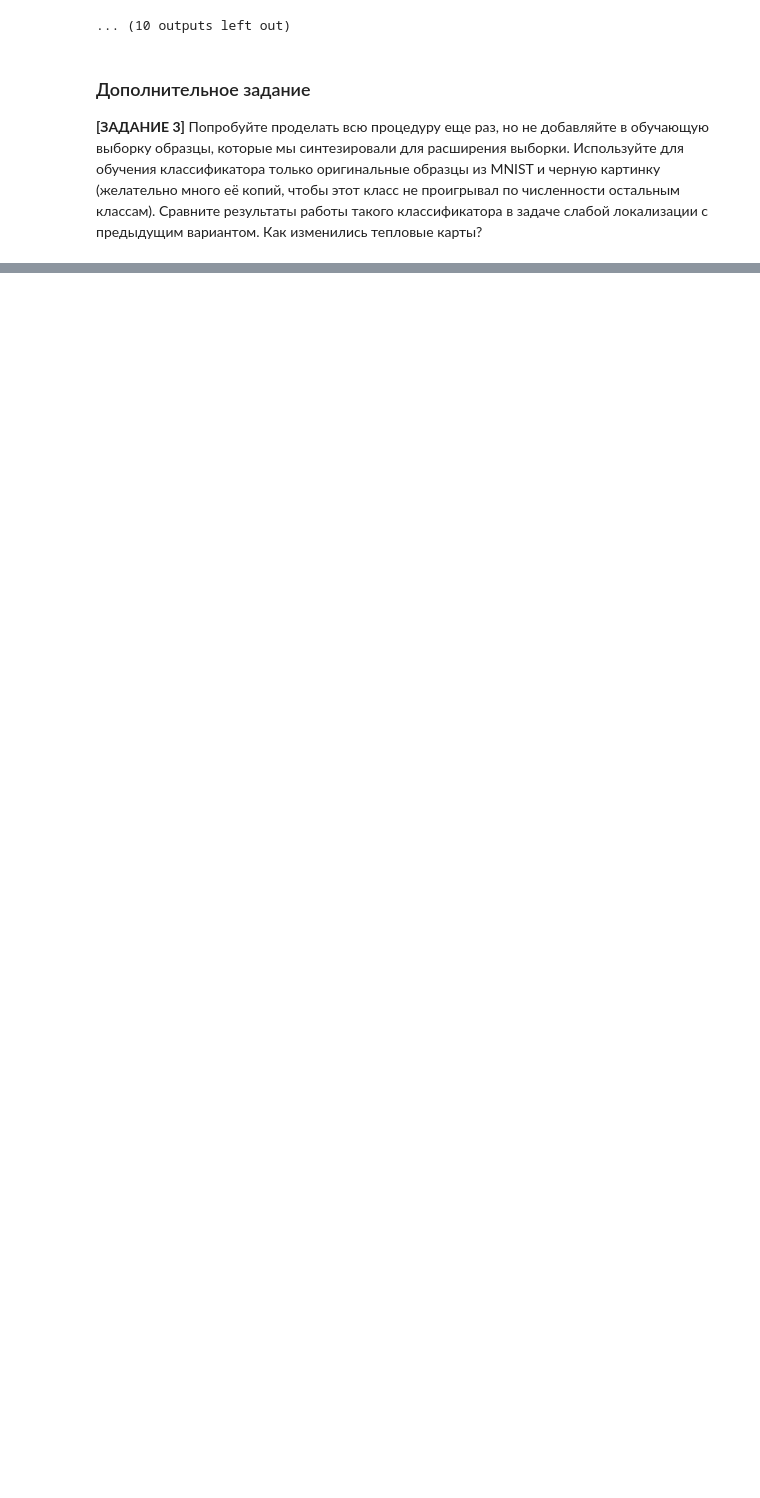
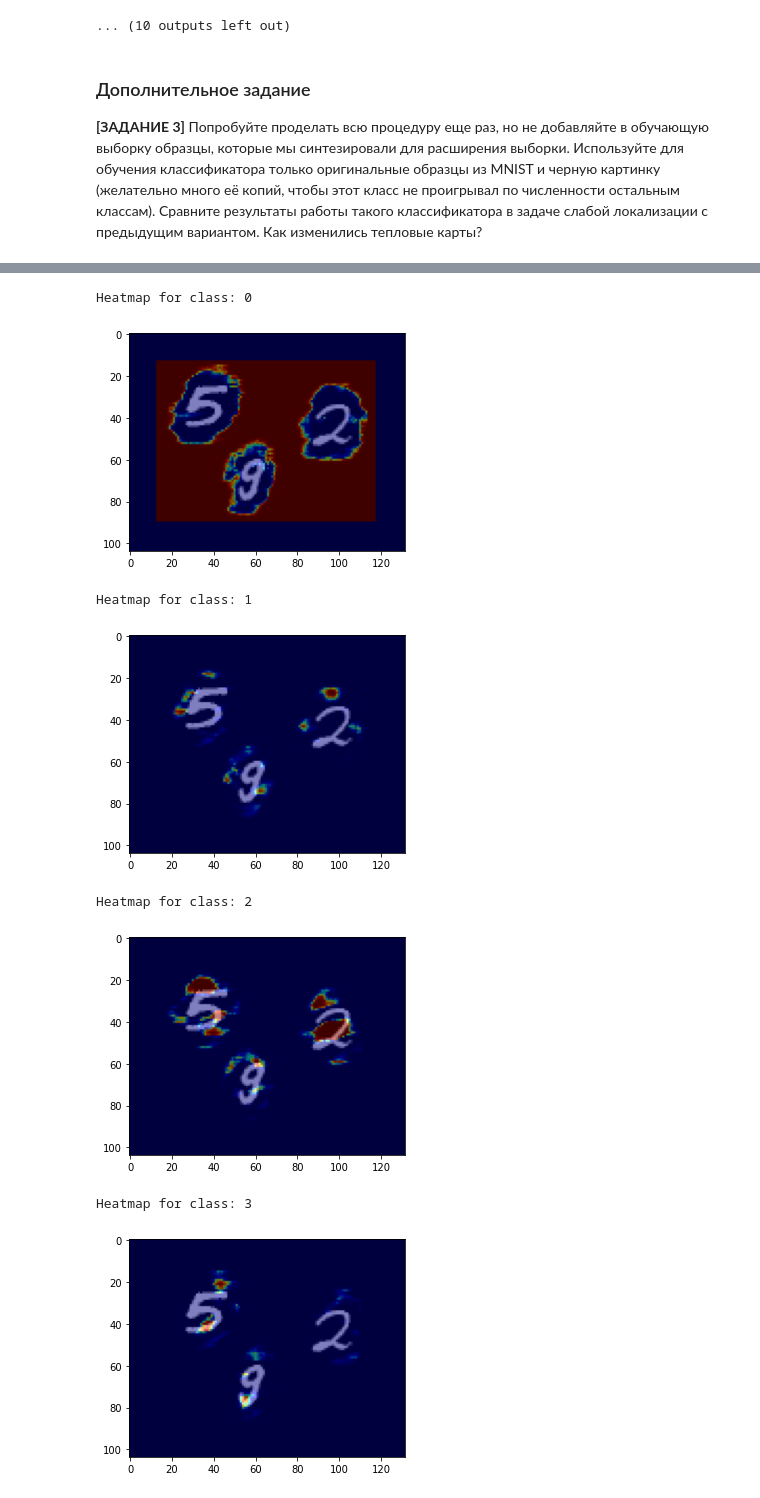
Before and after one commit to vsolodkyi/NeuralNetworks_SkillBox, a Jupyter notebook: module_6/6_6_РАЗБОР.ipynb, the cells around one changed output, grey strips where cells are left out. Saved outputs shown, nothing was run; the diff lists cells and outputs as text; code cells hidden in the pictures; blank space fills up the shorter version.

```diff
--- a/module_6/6_6_РАЗБОР.ipynb
+++ b/module_6/6_6_РАЗБОР.ipynb
@@ -293,0 +328,2 @@ Heatmap for class: 5
+# %%
+model_new.fit(train_x_orig, train_y_orig, epochs=NUM_EPOCHS, batch_size=BATCH_SIZE)
@@ -293,0 +343,14 @@ Heatmap for class: 5
+# %%
+inp_shape = (train_x.shape[1], train_x.shape[2]) # размер входа для классификатора
+
+heatmaps = np.zeros((
+    img.shape[0] - inp_shape[0] + 1,
+    img.shape[1] - inp_shape[1] + 1,
+    NUM_CLASSES))
+# %%
+%%time
+
+for i in range(heatmaps.shape[0]):
+    for j in range(heatmaps.shape[1]):
+        window = img[i:i+inp_shape[0], j:j+inp_shape[1], :]
+        heatmaps[i,j,:] = model_new.predict(window[None, ...])[0, ...]
@@ -293,0 +360,25 @@ Heatmap for class: 5
+# %%
+diff = (img.shape[0]-heatmaps.shape[0],
+        img.shape[1]-heatmaps.shape[1],)
+
+heatmaps = np.pad(heatmaps, (
+    (diff[0]//2,diff[0]-diff[0]//2),
+    (diff[1]//2,diff[1]-diff[1]//2),
+    (0, 0)
+), 'constant')
+# %%
+for clss in range(11):
+    heatmap = heatmaps[..., clss]
+    heatmap_clr = plt.get_cmap('jet')(heatmap)[..., :3]
+    print('Heatmap for class:', clss)
+    plt.imshow(img_clr*0.5 + heatmap_clr*0.5)
+    plt.show()
+# %% [output]
+Heatmap for class: 0
+[figure, added]
+Heatmap for class: 1
+[figure, added]
+Heatmap for class: 2
+[figure, added]
+Heatmap for class: 3
+[figure, added]
```
Also changed, not shown: parts of 19 cells of this notebook.
